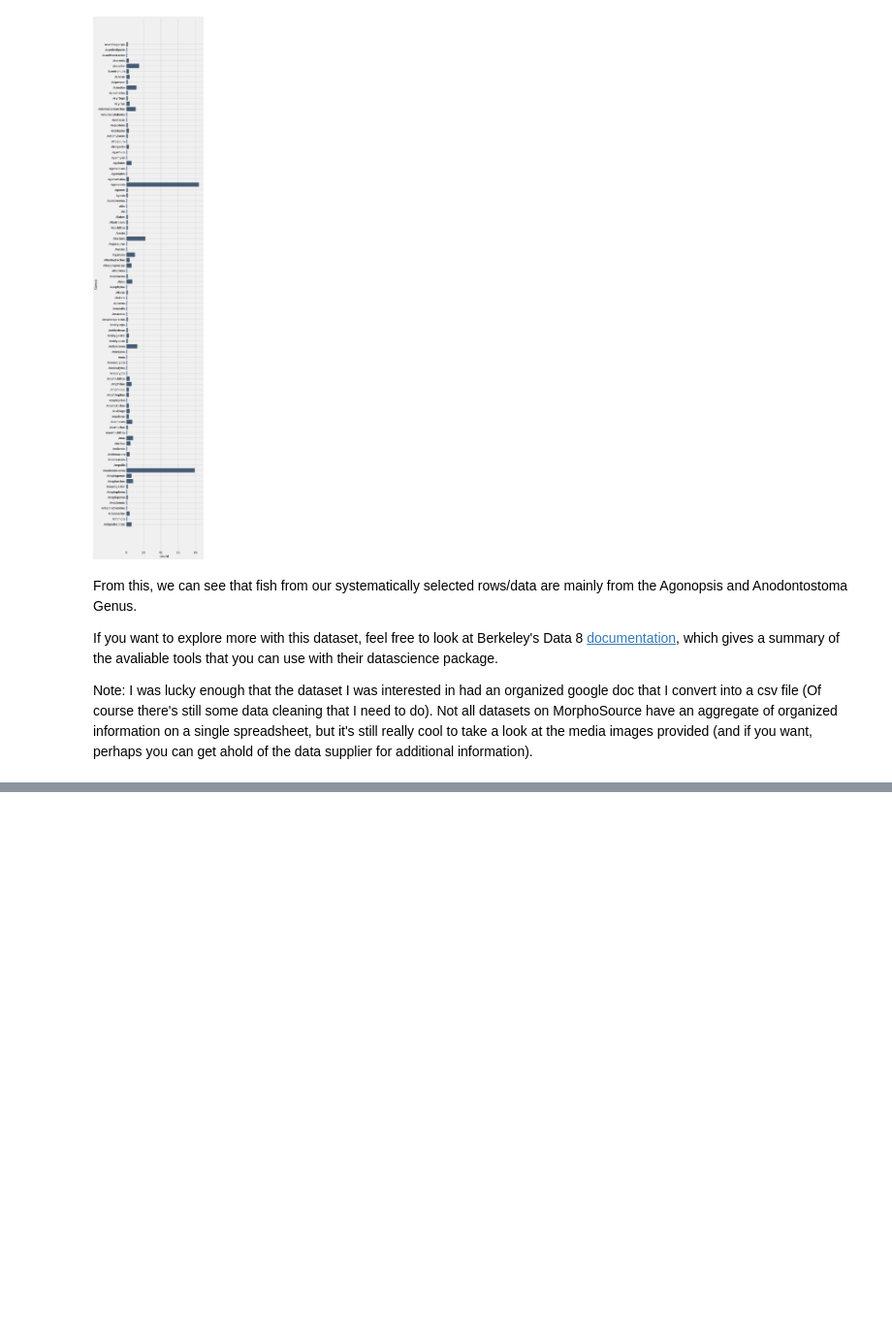
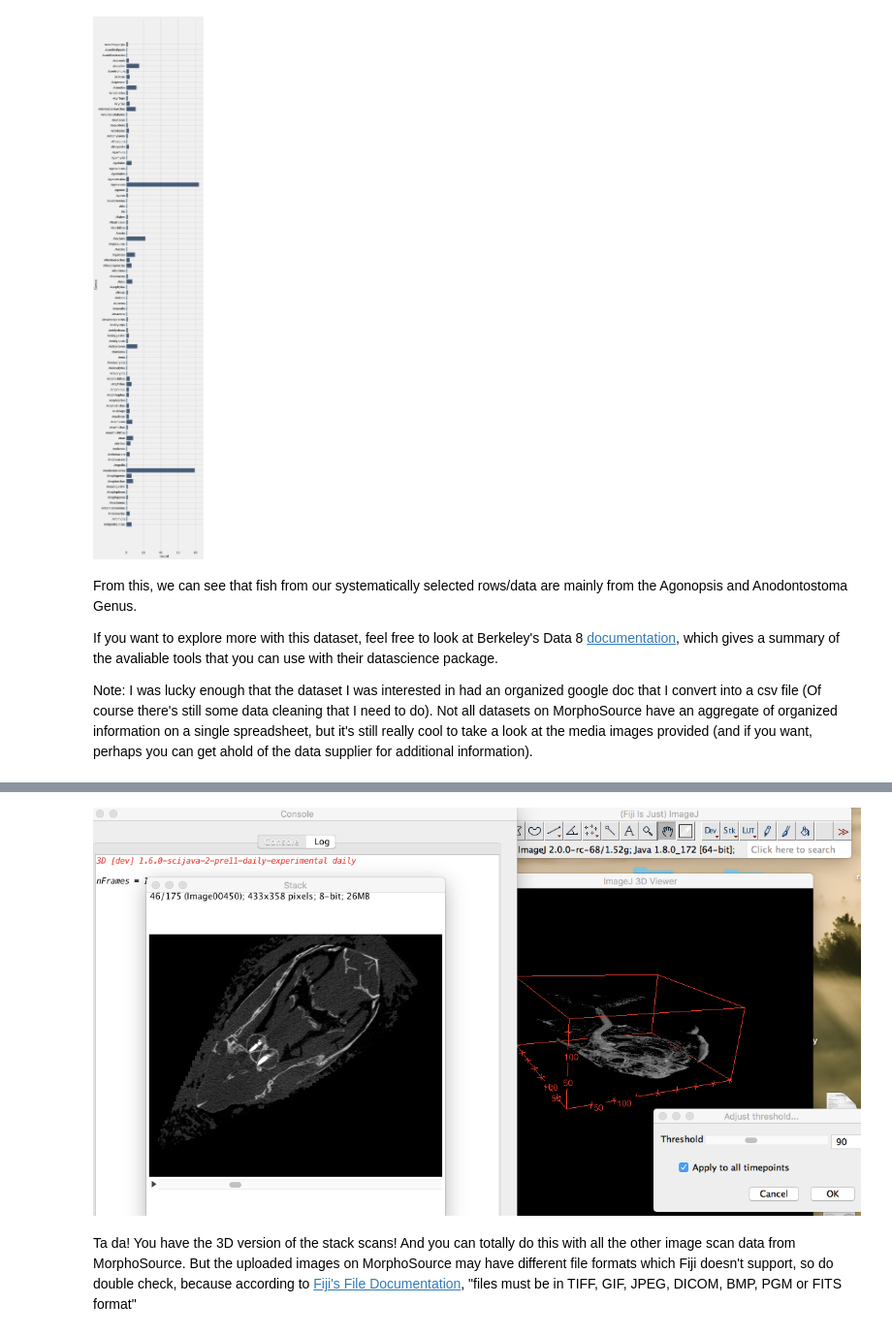
Before and after one commit to cabinetofcuriosity/homebase, a Jupyter notebook: notebooks/week3/MorphoSource_Notebook.ipynb, the cells around one changed output, grey strips where cells are left out. Shown: that part at 97% size. Saved outputs shown, nothing was run; the diff lists cells and outputs as text; code cells hidden in the pictures; blank space fills up the shorter version.

```diff
--- a/notebooks/week3/MorphoSource_Notebook.ipynb
+++ b/notebooks/week3/MorphoSource_Notebook.ipynb
@@ -145,0 +203,6 @@ Note: I was lucky enough that the dataset I was interested in had an organized g
+# %%
+Image("Fiji_Images.png")
+# %% [output]
+[figure, added]
+# %% [markdown]
+Ta da! You have the 3D version of the stack scans! And you can totally do this with all the other image scan data from MorphoSource. But the uploaded images on MorphoSource may have different file formats which Fiji doesn't support, so do double check, because according to [Fiji's File Documentation](https://imagej.nih.gov/ij/docs/menus/file.html#seq1), "files must be in TIFF, GIF, JPEG, DICOM, BMP, PGM or FITS format"
```
Also changed, not shown: parts of 8 cells of this notebook.
